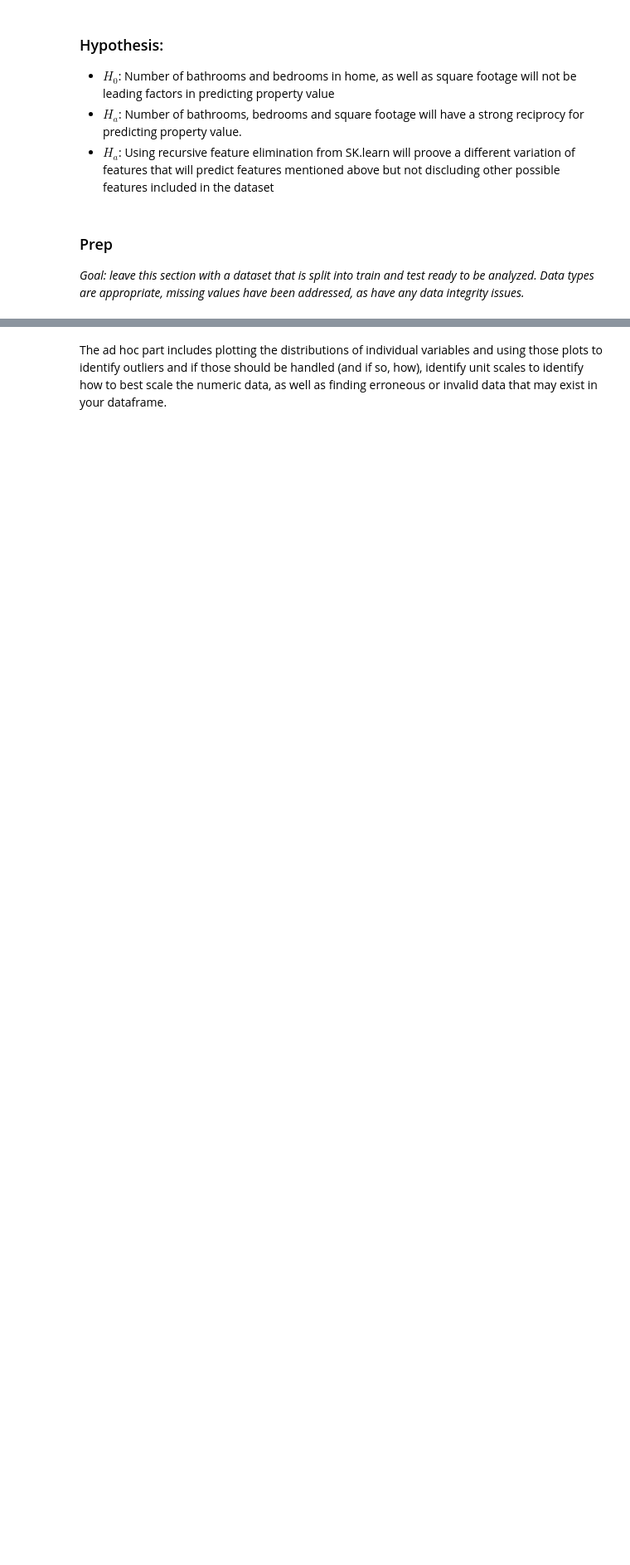
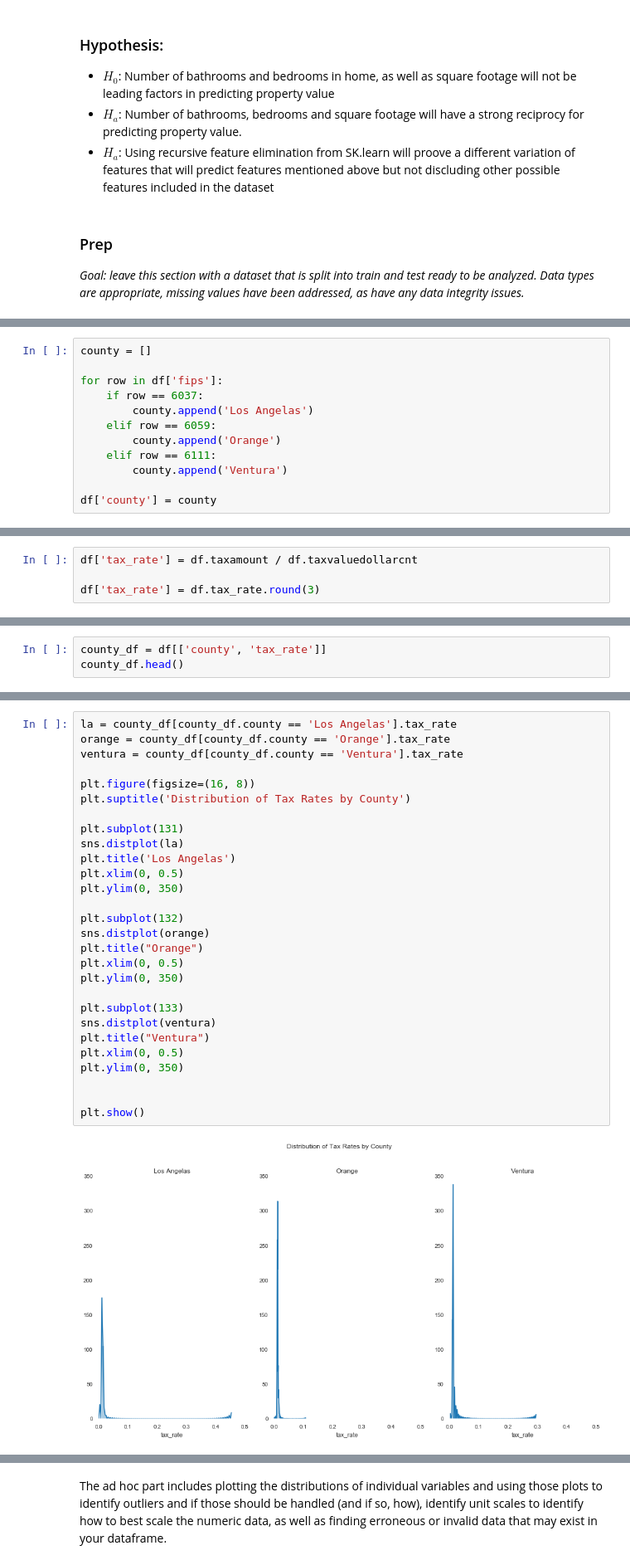
Before and after one commit to jivemachine/zillow_project, a Jupyter notebook: zillow_notebook_2nd_draft.ipynb, the cells around one changed output, grey strips where cells are left out. Shown at 83% size. Drawn from its saved outputs; the diff is of its cells as text; blank space fills up the shorter version.

```diff
--- a/zillow_notebook_2nd_draft.ipynb
+++ b/zillow_notebook_2nd_draft.ipynb
@@ -70,0 +94,12 @@ memory usage: 2.7+ MB
+# %%
+county = []
+
+for row in df['fips']:
+    if row == 6037:
+        county.append('Los Angelas')
+    elif row == 6059:
+        county.append('Orange')
+    elif row == 6111:
+        county.append('Ventura')
+
+df['county'] = county
@@ -70,0 +108,4 @@ memory usage: 2.7+ MB
+# %%
+df['tax_rate'] = df.taxamount / df.taxvaluedollarcnt
+
+df['tax_rate'] = df.tax_rate.round(3)
@@ -70,0 +123,3 @@ memory usage: 2.7+ MB
+# %%
+county_df = df[['county', 'tax_rate']]
+county_df.head()
@@ -70,0 +133,30 @@ memory usage: 2.7+ MB
+# %%
+la = county_df[county_df.county == 'Los Angelas'].tax_rate
+orange = county_df[county_df.county == 'Orange'].tax_rate
+ventura = county_df[county_df.county == 'Ventura'].tax_rate
+
+plt.figure(figsize=(16, 8))
+plt.suptitle('Distribution of Tax Rates by County')
+
+plt.subplot(131)
+sns.distplot(la)
+plt.title('Los Angelas')
+plt.xlim(0, 0.5)
+plt.ylim(0, 350)
+
+plt.subplot(132)
+sns.distplot(orange)
+plt.title("Orange")
+plt.xlim(0, 0.5)
+plt.ylim(0, 350)
+
+plt.subplot(133)
+sns.distplot(ventura)
+plt.title("Ventura")
+plt.xlim(0, 0.5)
+plt.ylim(0, 350)
+
+
+plt.show()
+# %% [output]
+[figure, added]
```
Also changed, not shown: parts of 47 cells of this notebook, 2 other files.
